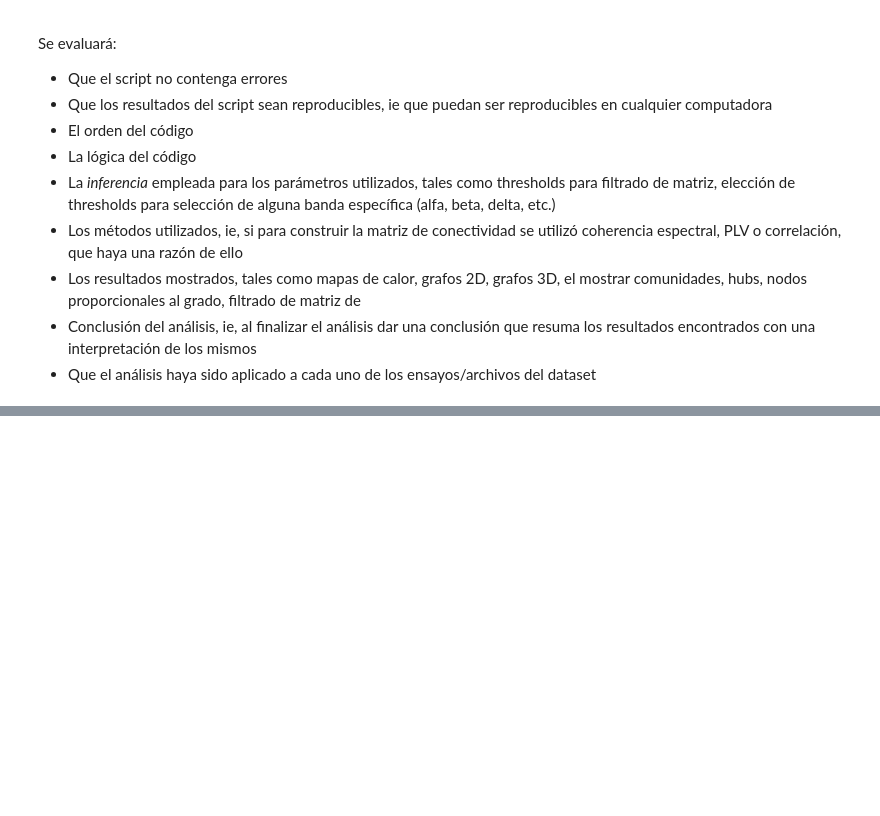
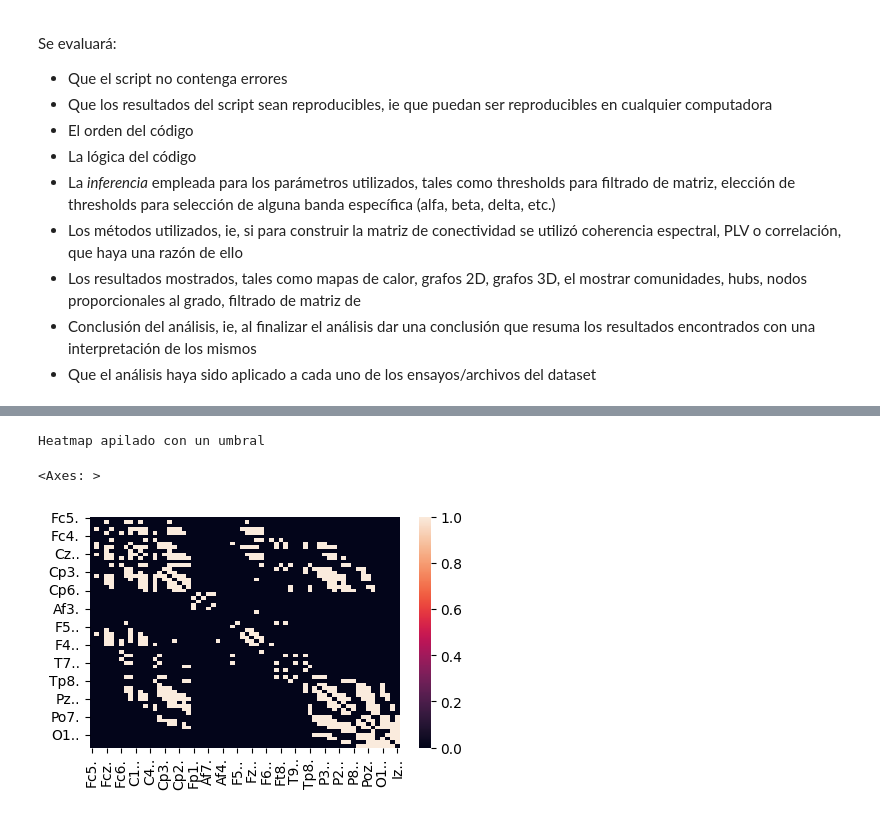
Before and after one commit to Fernando-JAL/Neurociencias-2026-1, a Jupyter notebook: S04_parciales/Parcial_3_profe.ipynb, the cells around one changed output, grey strips where cells are left out. Saved outputs shown, nothing was run; the diff lists cells and outputs as text; code cells hidden in the pictures; blank space fills up the shorter version.

```diff
--- a/S04_parciales/Parcial_3_profe.ipynb
+++ b/S04_parciales/Parcial_3_profe.ipynb
@@ -25,0 +83,9 @@ path=
+# %%
+print("Heatmap apilado con un umbral arbitrario al 60%")
+plt.figure(figsize=(5,3))
+
+sns.heatmap(resultado_df)
+# %% [output]
+Heatmap apilado con un umbral
+<Axes: >
+[figure, added]
```
Also changed, not shown: parts of 5 cells of this notebook.
